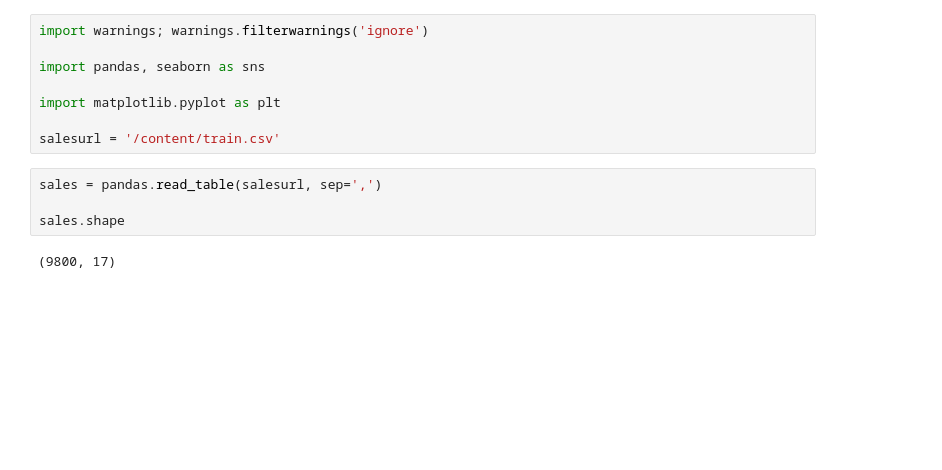
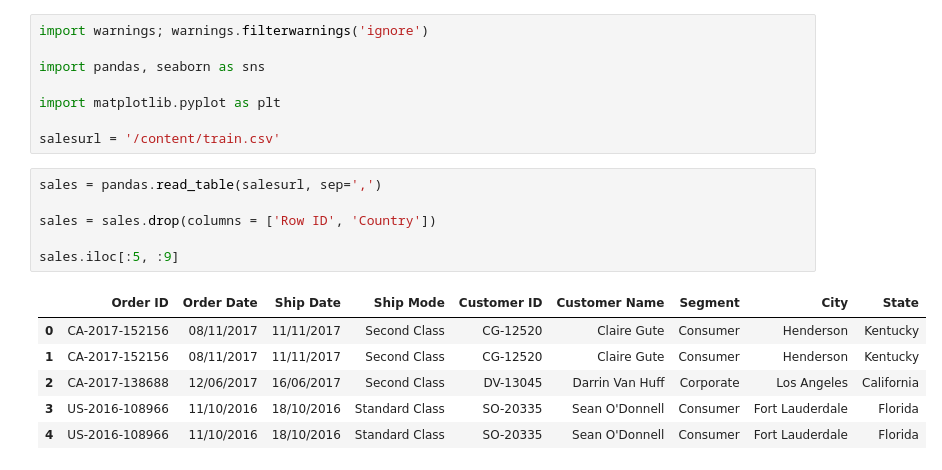
Before and after one commit to Kelnit/Ilm, a Jupyter notebook: Ilm.ipynb, the cells around one changed output. Cells and saved outputs as stored; diff of their text form; blank space fills up the shorter version.

```diff
--- a/Ilm.ipynb
+++ b/Ilm.ipynb
@@ -9,6 +9,13 @@ salesurl = '/content/train.csv'
 # %%
 sales = pandas.read_table(salesurl, sep=',')
 
-sales.shape
+sales = sales.drop(columns = ['Row ID', 'Country'])
+
+sales.iloc[:5, :9]
 # %% [output]
-(9800, 17)
+|  | Order ID | Order Date | Ship Date | Ship Mode | Customer ID | Customer Name | Segment | City | State |
+| 0 | CA-2017-152156 | 08/11/2017 | 11/11/2017 | Second Class | CG-12520 | Claire Gute | Consumer | Henderson | Kentucky |
+| 1 | CA-2017-152156 | 08/11/2017 | 11/11/2017 | Second Class | CG-12520 | Claire Gute | Consumer | Henderson | Kentucky |
+| 2 | CA-2017-138688 | 12/06/2017 | 16/06/2017 | Second Class | DV-13045 | Darrin Van Huff | Corporate | Los Angeles | California |
+| 3 | US-2016-108966 | 11/10/2016 | 18/10/2016 | Standard Class | SO-20335 | Sean O'Donnell | Consumer | Fort Lauderdale | Florida |
+| 4 | US-2016-108966 | 11/10/2016 | 18/10/2016 | Standard Class | SO-20335 | Sean O'Donnell | Consumer | Fort Lauderdale | Florida |
```
Also changed, not shown: parts of 38 cells of this notebook.
